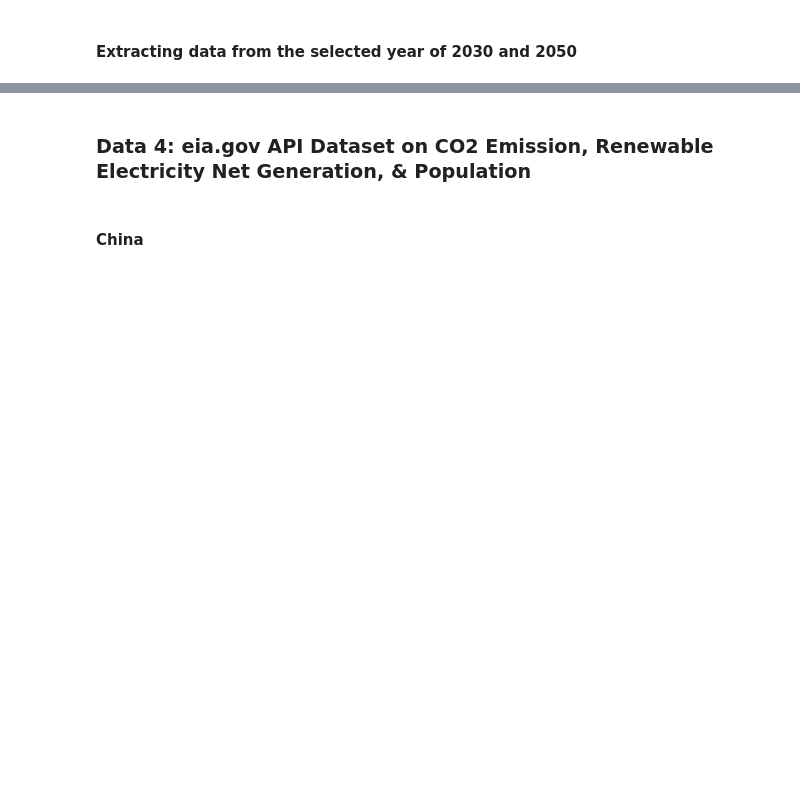
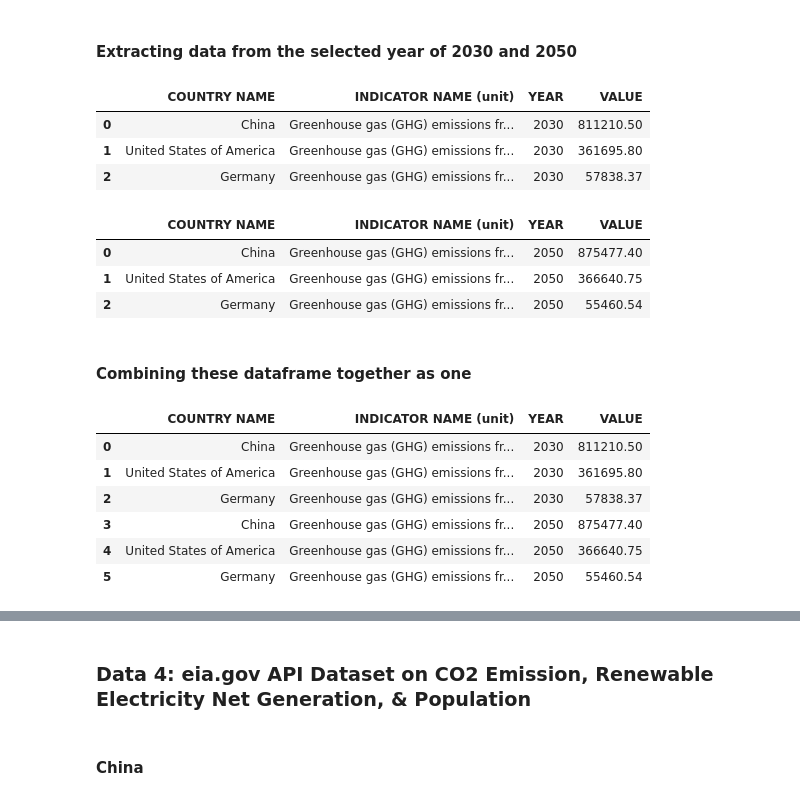
Before and after one commit to yuyhong23/ETL_Project, a Jupyter notebook: ETL_PROJECT.ipynb, the cells around one changed output, grey strips where cells are left out. Drawn from its saved outputs; the diff is of its cells as text; code cells hidden in the pictures; blank space fills up the shorter version.

```diff
--- a/ETL_PROJECT.ipynb
+++ b/ETL_PROJECT.ipynb
@@ -1031,13 +1268,38 @@ unep_df_countries
 # Choose the goal year 2030
 # Reset index to "COUNTRY NAME"
 unep_df_2030 = unep_df_countries[unep_df_countries["YEAR"]== "2030"]
-unep_df_2030.set_index("COUNTRY NAME", inplace=True)
+unep_df_2030.reset_index(drop=True, inplace=True)
 unep_df_2030
+# %% [output]
+|  | COUNTRY NAME | INDICATOR NAME (unit) | YEAR | VALUE |
+| 0 | China | Greenhouse gas (GHG) emissions fr... | 2030 | 811210.50 |
+| 1 | United States of America | Greenhouse gas (GHG) emissions fr... | 2030 | 361695.80 |
+| 2 | Germany | Greenhouse gas (GHG) emissions fr... | 2030 | 57838.37 |
 # %%
 # Choose the goal year 2050
 # Drop duplicate country
 # Reset index to "COUNTRY NAME"
 unep_df_2050 = unep_df_countries[unep_df_countries["YEAR"]== "2050"].copy()
 unep_df_2050.drop_duplicates("COUNTRY NAME", inplace=True)
-unep_df_2050.set_index("COUNTRY NAME", inplace=True)
+unep_df_2050.reset_index(drop=True, inplace=True)
 unep_df_2050
+# %% [output]
+|  | COUNTRY NAME | INDICATOR NAME (unit) | YEAR | VALUE |
+| 0 | China | Greenhouse gas (GHG) emissions fr... | 2050 | 875477.40 |
+| 1 | United States of America | Greenhouse gas (GHG) emissions fr... | 2050 | 366640.75 |
+| 2 | Germany | Greenhouse gas (GHG) emissions fr... | 2050 | 55460.54 |
+# %% [markdown]
+#### Combining these dataframe together as one
+# %%
+# Append the dataframes together as one
+unep_all = pd.concat([unep_df_2030, unep_df_2050], axis=0)
+unep_all.reset_index(drop=True, inplace=True)
+unep_all
+# %% [output]
+|  | COUNTRY NAME | INDICATOR NAME (unit) | YEAR | VALUE |
+| 0 | China | Greenhouse gas (GHG) emissions fr... | 2030 | 811210.50 |
+| 1 | United States of America | Greenhouse gas (GHG) emissions fr... | 2030 | 361695.80 |
+| 2 | Germany | Greenhouse gas (GHG) emissions fr... | 2030 | 57838.37 |
+| 3 | China | Greenhouse gas (GHG) emissions fr... | 2050 | 875477.40 |
+| 4 | United States of America | Greenhouse gas (GHG) emissions fr... | 2050 | 366640.75 |
+| 5 | Germany | Greenhouse gas (GHG) emissions fr... | 2050 | 55460.54 |
```
Also changed, not shown: parts of 32 cells of this notebook.
